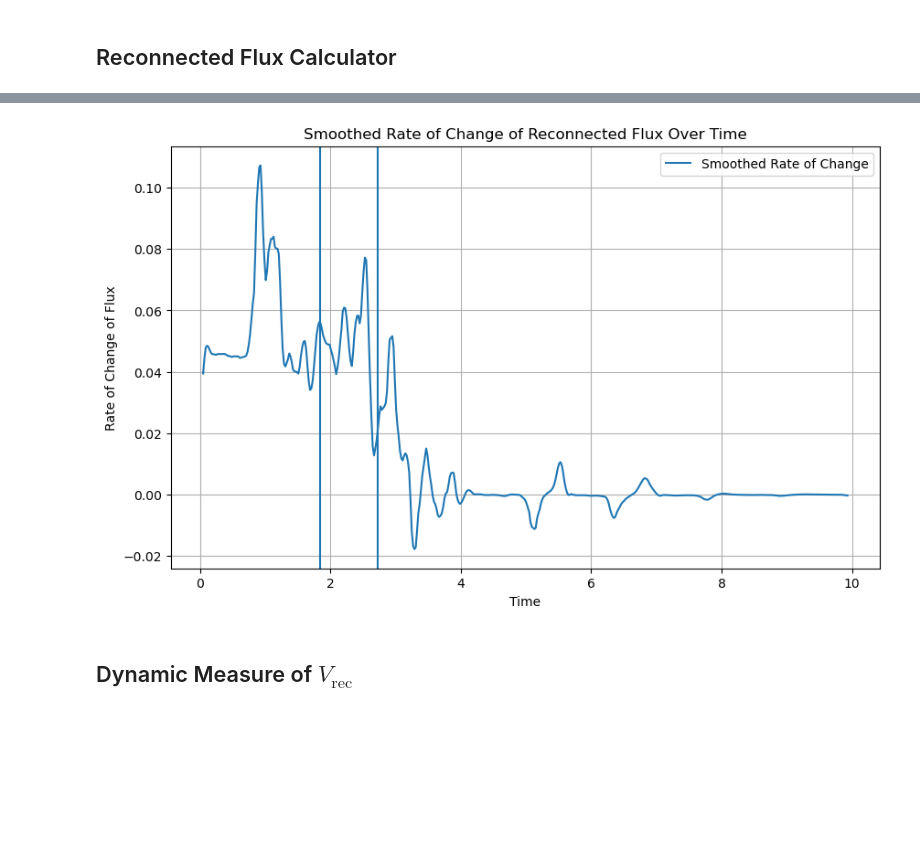
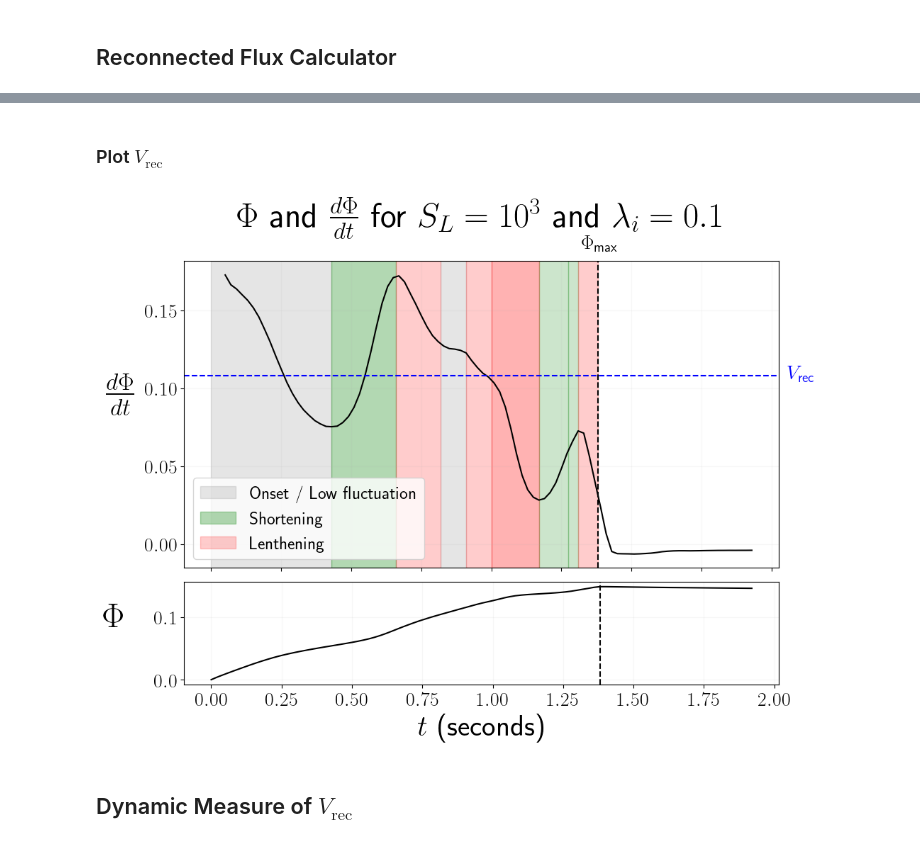
Before and after one commit to conanliptortt/MMath-Project-CL, a Jupyter notebook: Calculator_Tools/Calculate_Fluxes_Rates.ipynb, the cells around one changed output, grey strips where cells are left out. Cells and saved outputs as stored; diff of their text form; code cells hidden in the pictures; blank space fills up the shorter version.

Commit message:
V_REC plot in Calculate_Fluxes_Rates

```diff
--- a/Calculator_Tools/Calculate_Fluxes_Rates.ipynb
+++ b/Calculator_Tools/Calculate_Fluxes_Rates.ipynb
@@ -104,7 +104,7 @@ def calculator_original(times, fluxes):
 # %% [markdown]
 ## Reconnected Flux Calculator
 # %%
-folder = '/local_raid/honproj2/conan/sim_5_hall_5'
+folder = '/local_raid/honproj2/conan/sim_3_hall'
 data_dir = folder + '/Data'
 # %%
 data = sh.getdata(0,data_dir,verbose=False)
@@ -150,34 +142,79 @@ plt.axvline(2.72)
+# %% [markdown]
+### Plot $V_{\text{rec}}$
+# %%
+# LaTeX for plot labels
+plt.rcParams['text.usetex'] = True
+
+# Specify the LaTeX package for standard math fonts
+plt.rcParams['text.latex.preamble'] = r'\usepackage{amsmath}'
+
+
+plt.rcParams['xtick.labelsize'] = 20  # Example for x-axis tick labels
+plt.rcParams['ytick.labelsize'] = 20
 # %%
 # Calculate the rate of change of the flux
 flux_rate_of_change = np.diff(fluxes) / np.diff(times)
 
 # Calculate the midpoints of each time interval for plotting
 time_midpoints = (times[:-1] + times[1:]) / 2
 
 # Smooth the rate of change using a simple moving average
 def moving_average(data, window_size):
     return np.convolve(data, np.ones(window_size), 'valid') / window_size
 
 # Choose a window size
 window_size = 5  # Adjust based on your data for smoother results
 
 smoothed_flux_rate_of_change = moving_average(flux_rate_of_change, window_size)
 smoothed_time_midpoints = moving_average(time_midpoints, window_size)
 
+
+average = 0
+for i in range(20, 69): #start-end of Hall reconnection
+    average += fluxes[i]
+average = average/48
 # Plotting
 
-plt.figure(figsize=(10, 6))
-plt.plot(smoothed_time_midpoints, smoothed_flux_rate_of_change, linestyle='-', label='Smoothed Rate of Change')
-plt.title('Smoothed Rate of Change of Reconnected Flux Over Time')
-plt.xlabel('Time')
-plt.ylabel('Rate of Change of Flux')
-plt.grid(True)
-plt.axvline(1.84)
-plt.axvline(2.72)
-plt.legend()
+fig, ax = plt.subplots(2,1,figsize=(10, 8), gridspec_kw={'height_ratios': [3, 1]})
+
+ax[0].plot(smoothed_time_midpoints[:-400], smoothed_flux_rate_of_change[:-400], linestyle='-', color='k')
+ax[0].set_ylabel(r'$\frac{d\Phi}{dt}$', size=35,rotation=360, labelpad=25)
+#ax[1].set_xlabel(r'$t$ (seconds)')
+
+ax[0].grid(True, alpha=0.1)
+ax[1].grid(True, alpha=0.1)
+
+ax[0].axvspan(0,0.43, color='grey',  alpha=0.2, label='Onset / Low fluctuation')
+ax[0].axvspan(0.43,  0.66, color='green', alpha=0.3, label='Shortening')
+ax[0].axvspan(0.66, 0.82, color='red',   alpha=0.2, label='Lenthening')
+ax[0].axvspan(0.82,0.91, color='grey',  alpha=0.2)
+ax[0].axvspan(0.91 ,1, color='red',   alpha=0.2)
+ax[0].axvspan(1.002 ,1.17, color='red',   alpha=0.3)
+ax[0].axvspan(1.17, 1.275, color='green', alpha=0.2)
+ax[0].axvspan(1.275, 1.31, color='green', alpha=0.2)
+ax[0].axvspan(1.31, 1.38, color='red', alpha=0.2)
+ax[0].set_xticklabels([])
+
+ax[0].axvline(1.38,linestyle= '--', color='k')
+ax[0].axhline(average, linestyle='--', color='b')
+
+ax[1].axvline(1.38,linestyle= '--', color='k')
+ax[1].plot(times[:-403], fluxes[:-403], color='k')
+ax[1].set_ylabel(r'$\Phi$', size=35, labelpad=40, rotation=360)
+
+ax[0].legend(prop={'size':18})
+ax[1].set_xlabel(r'$t$ (seconds)', size=30)
+
+ax[0].set_title(r'$\Phi$ and $\frac{d\Phi}{dt}$ for $S_L=10^3$ and $\lambda_i = 0.1$', size=35, pad=35)
+#fig.savefig('single_hall_vrec.png', bbox_inches='tight')
+fig.text(x=0.98, y=0.66,s=r'$V_{\text{rec}}$', size=20, color='b')
+fig.text(x=0.69, y=0.89,s=r'$\Phi_{\text{max}}$', size=20, color='k')
+plt.tight_layout()
+fig.savefig('single_hall_vrec.png', bbox_inches='tight')
+
 plt.show()
 # %% [output]
-[figure, old version]
+[figure, new version]
 # %% [markdown]
 ## Dynamic Measure of $V_{\text{rec}}$
 # %%
```
Also changed, not shown: parts of 2 cells of this notebook, 1 other file.
